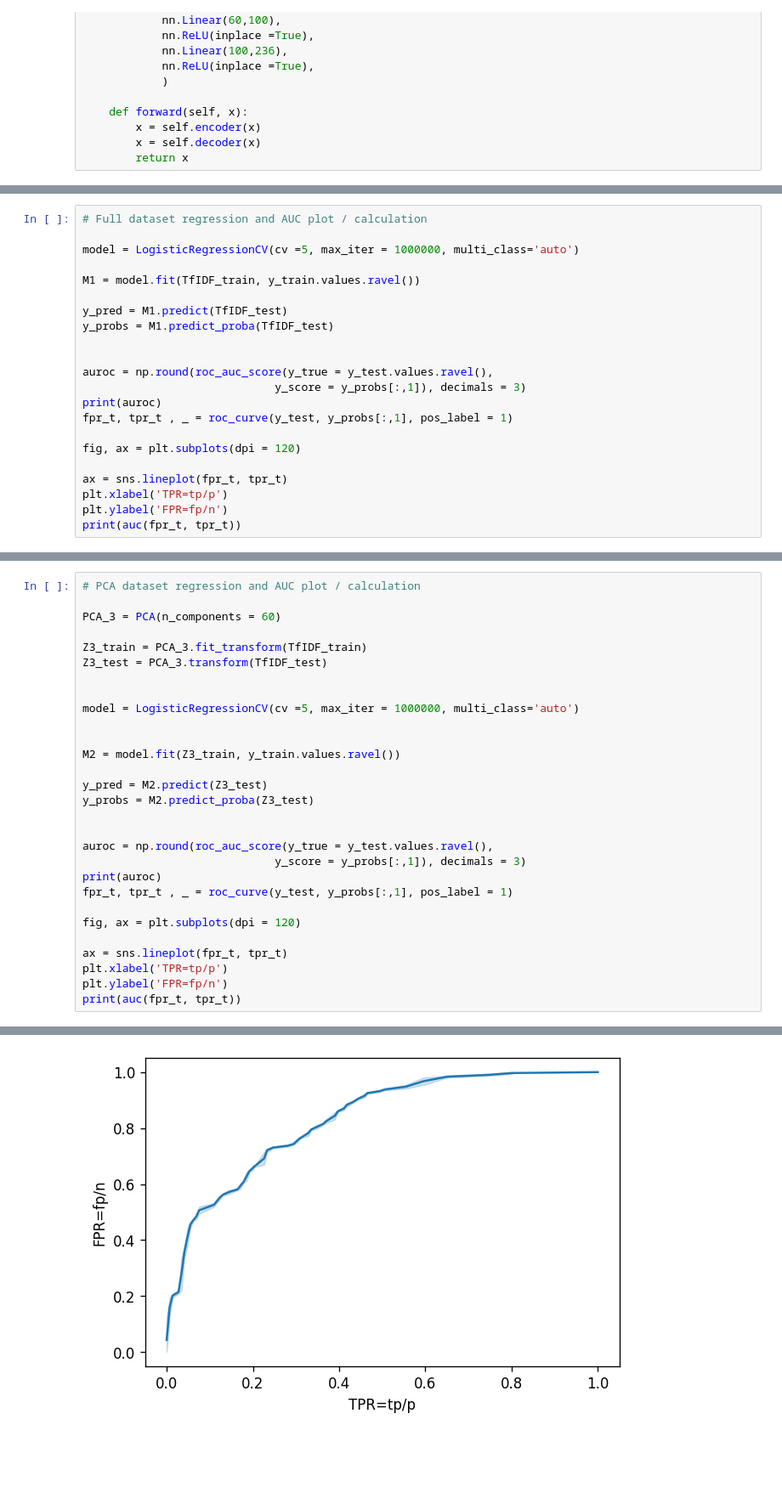
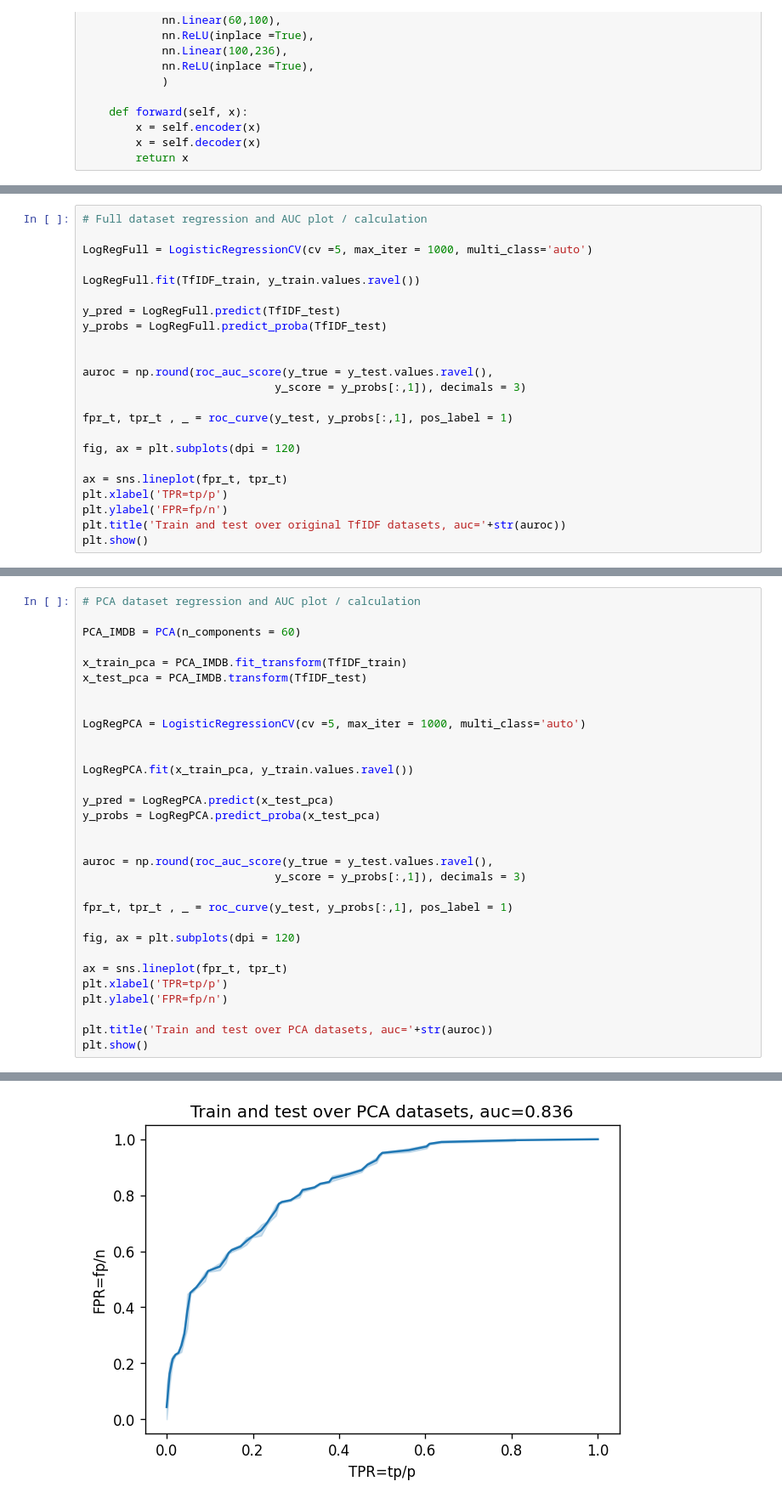
Before and after one commit to Razybehbahani/ML, a Jupyter notebook: small_projects/HousesDatasetClean/TextMining.ipynb, the cells around one changed output, grey strips where cells are left out. Shown at 85% size. Cells and saved outputs as stored; diff of their text form; blank space fills up the shorter version.

```diff
--- a/small_projects/HousesDatasetClean/TextMining.ipynb
+++ b/small_projects/HousesDatasetClean/TextMining.ipynb
@@ -415,17 +344,17 @@ For the final task, you will benchmark the different compression algorithms over
 # %%
 # Full dataset regression and AUC plot / calculation
 
-model = LogisticRegressionCV(cv =5, max_iter = 1000000, multi_class='auto')
+LogRegFull = LogisticRegressionCV(cv =5, max_iter = 1000, multi_class='auto')
 
-M1 = model.fit(TfIDF_train, y_train.values.ravel())
+LogRegFull.fit(TfIDF_train, y_train.values.ravel())
 
-y_pred = M1.predict(TfIDF_test)
-y_probs = M1.predict_proba(TfIDF_test)
+y_pred = LogRegFull.predict(TfIDF_test)
+y_probs = LogRegFull.predict_proba(TfIDF_test)
 
 
 auroc = np.round(roc_auc_score(y_true = y_test.values.ravel(),
                              y_score = y_probs[:,1]), decimals = 3)
-print(auroc)
+
 fpr_t, tpr_t , _ = roc_curve(y_test, y_probs[:,1], pos_label = 1)
 
 fig, ax = plt.subplots(dpi = 120)
@@ -433,5 +362,6 @@ fig, ax = plt.subplots(dpi = 120)
 ax = sns.lineplot(fpr_t, tpr_t)
 plt.xlabel('TPR=tp/p')
 plt.ylabel('FPR=fp/n')
-print(auc(fpr_t, tpr_t))
+plt.title('Train and test over original TfIDF datasets, auc='+str(auroc))
+plt.show()
 # %% [output]
@@ -441,24 +369,24 @@ print(auc(fpr_t, tpr_t))
 # %%
 # PCA dataset regression and AUC plot / calculation
 
-PCA_3 = PCA(n_components = 60)
+PCA_IMDB = PCA(n_components = 60)
 
-Z3_train = PCA_3.fit_transform(TfIDF_train)
-Z3_test = PCA_3.transform(TfIDF_test)
+x_train_pca = PCA_IMDB.fit_transform(TfIDF_train)
+x_test_pca = PCA_IMDB.transform(TfIDF_test)
 
 
-model = LogisticRegressionCV(cv =5, max_iter = 1000000, multi_class='auto')
+LogRegPCA = LogisticRegressionCV(cv =5, max_iter = 1000, multi_class='auto')
 
 
-M2 = model.fit(Z3_train, y_train.values.ravel())
+LogRegPCA.fit(x_train_pca, y_train.values.ravel())
 
-y_pred = M2.predict(Z3_test)
-y_probs = M2.predict_proba(Z3_test)
+y_pred = LogRegPCA.predict(x_test_pca)
+y_probs = LogRegPCA.predict_proba(x_test_pca)
 
 
 auroc = np.round(roc_auc_score(y_true = y_test.values.ravel(),
                              y_score = y_probs[:,1]), decimals = 3)
-print(auroc)
+
 fpr_t, tpr_t , _ = roc_curve(y_test, y_probs[:,1], pos_label = 1)
 
 fig, ax = plt.subplots(dpi = 120)
@@ -466,5 +394,7 @@ fig, ax = plt.subplots(dpi = 120)
 ax = sns.lineplot(fpr_t, tpr_t)
 plt.xlabel('TPR=tp/p')
 plt.ylabel('FPR=fp/n')
-print(auc(fpr_t, tpr_t))
+
+plt.title('Train and test over PCA datasets, auc='+str(auroc))
+plt.show()
 # %% [output]
@@ -473,3 +401,3 @@ print(auc(fpr_t, tpr_t))
-[figure, old version]
+[figure, new version]
 # %%
 # Autoencoder dataset regression and AUC plot / calculation
```
Also changed, not shown: parts of 27 cells of this notebook.
